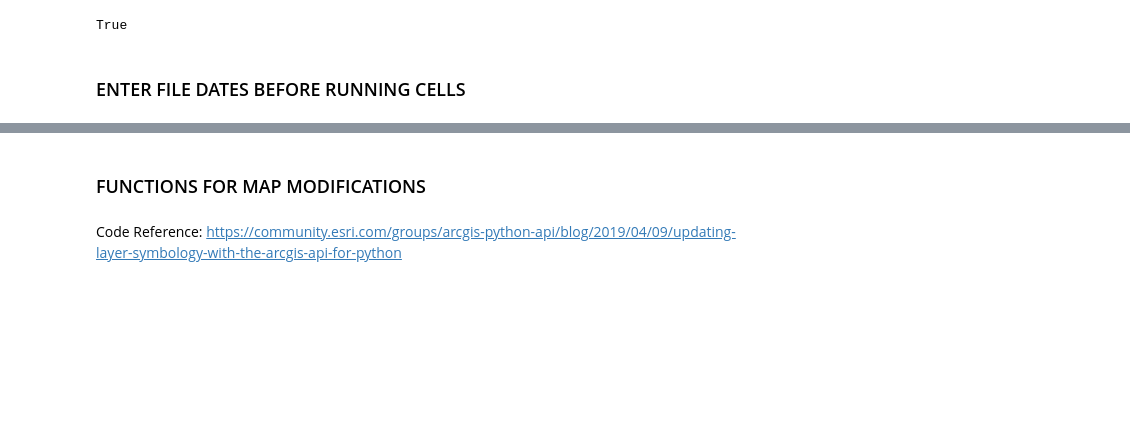
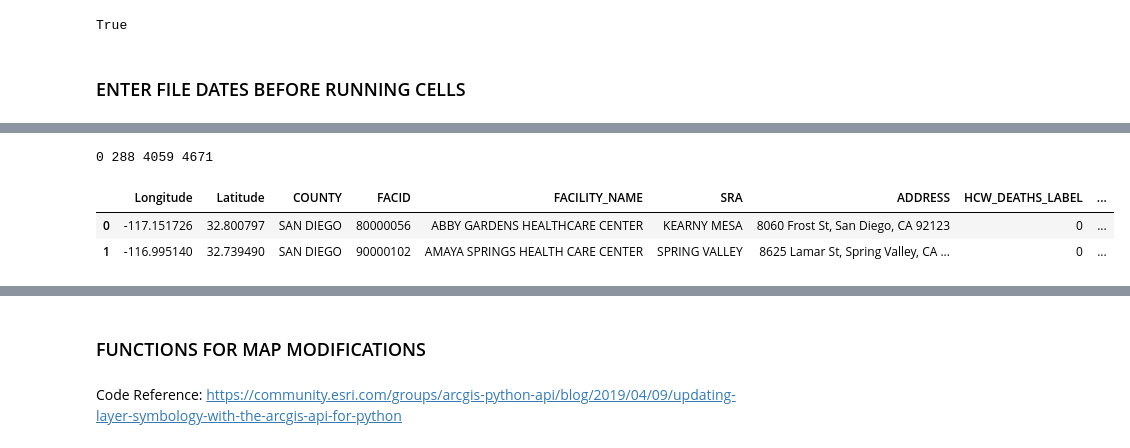
Before and after one commit to HDMA-SDSU/ArcGIS-Python-for-COVID19-Data, a Jupyter notebook: snf_dash_update.ipynb, the cells around one changed output, grey strips where cells are left out. Drawn from its saved outputs; the diff is of its cells as text; code cells hidden in the pictures; blank space fills up the shorter version.

```diff
--- a/snf_dash_update.ipynb
+++ b/snf_dash_update.ipynb
@@ -36,0 +160,35 @@ import json
+# %%
+###########################################
+###MERGE WEBSITE & SPATIAL (COORDS) DATA###
+###########################################
+
+#read SNF file (addresses and coordinates)
+snf = pd.read_csv(path_snf)
+
+#merge website and spatial data
+df = df.rename(columns = {'FACILITY_ID':'FACID'})
+snf = snf.merge(df, on = 'FACID')
+
+#########################################
+###DETERMINE COUNTY TOTALS AND ADD ROW###
+#########################################
+
+#get county wide totals
+hcw_deaths_sum = 0
+res_deaths_sum = 0
+hcw_cum_sum = 0
+res_cum_sum = 0
+
+for i,row in snf.iterrows():
+    hcw_deaths_sum = hcw_deaths_sum + snf['HCW_DEATHS_STATS'][i]
+    res_deaths_sum = res_deaths_sum + snf['RES_DEATHS_STATS'][i]
+    hcw_cum_sum = hcw_cum_sum + snf['HCW_CUM_STATS'][i]
+    res_cum_sum = res_cum_sum + snf['RES_CUM_STATS'][i]
+
+print(hcw_deaths_sum, res_deaths_sum, hcw_cum_sum, res_cum_sum)
+snf.head(2)
+# %% [output]
+0 288 4059 4671
+|  | Longitude | Latitude | COUNTY | FACID | FACILITY_NAME | SRA | ADDRESS | HCW_DEATHS_LABEL | ... |
+| 0 | -117.151726 | 32.800797 | SAN DIEGO | 80000056 | ABBY GARDENS HEALTHCARE CENTER | KEARNY MESA | 8060 Frost St, San Diego, CA 92123 | 0 | ... |
+| 1 | -116.995140 | 32.739490 | SAN DIEGO | 90000102 | AMAYA SPRINGS HEALTH CARE CENTER | SPRING VALLEY | 8625 Lamar St, Spring Valley, CA ... | 0 | ... |
```
Also changed, not shown: parts of 62 cells of this notebook.
